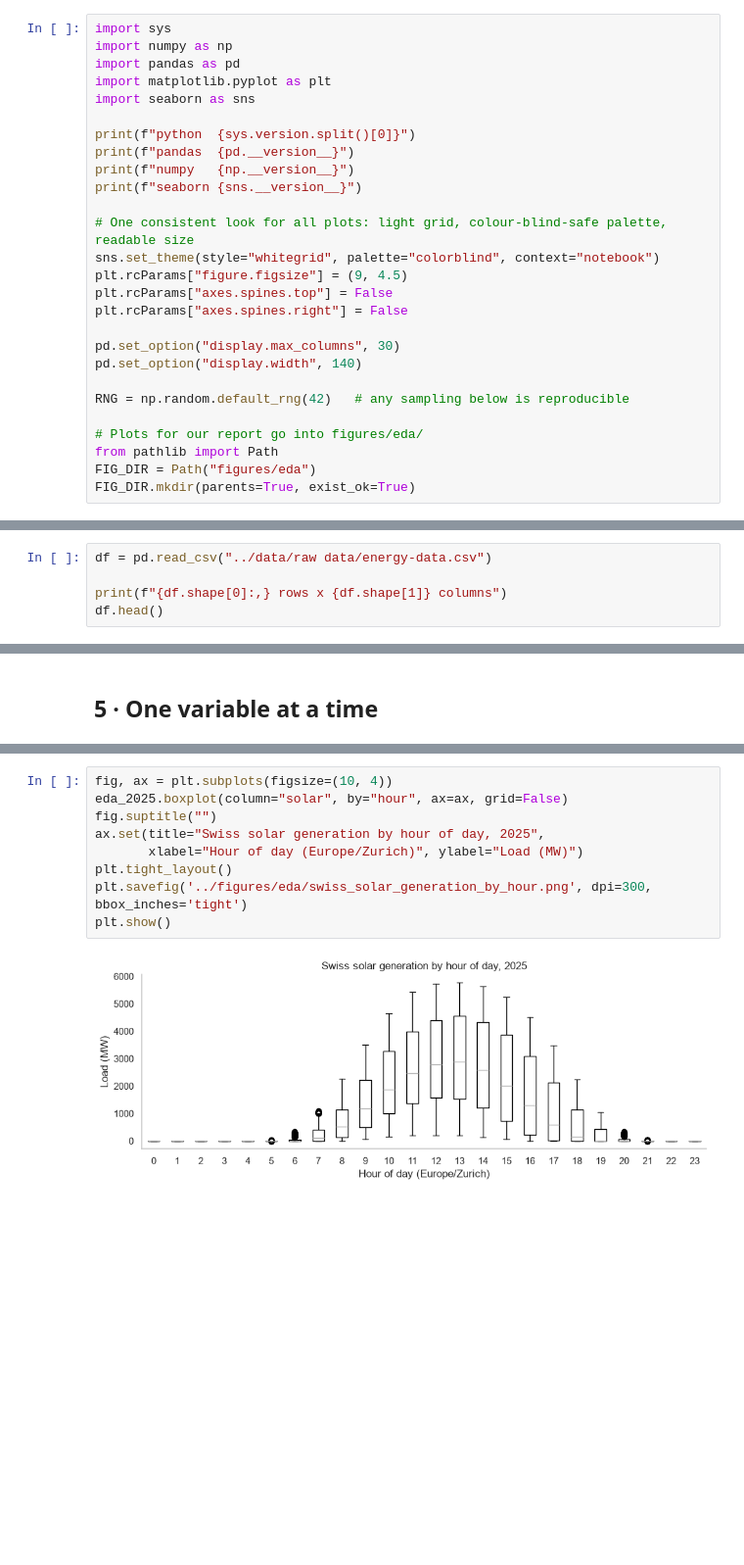
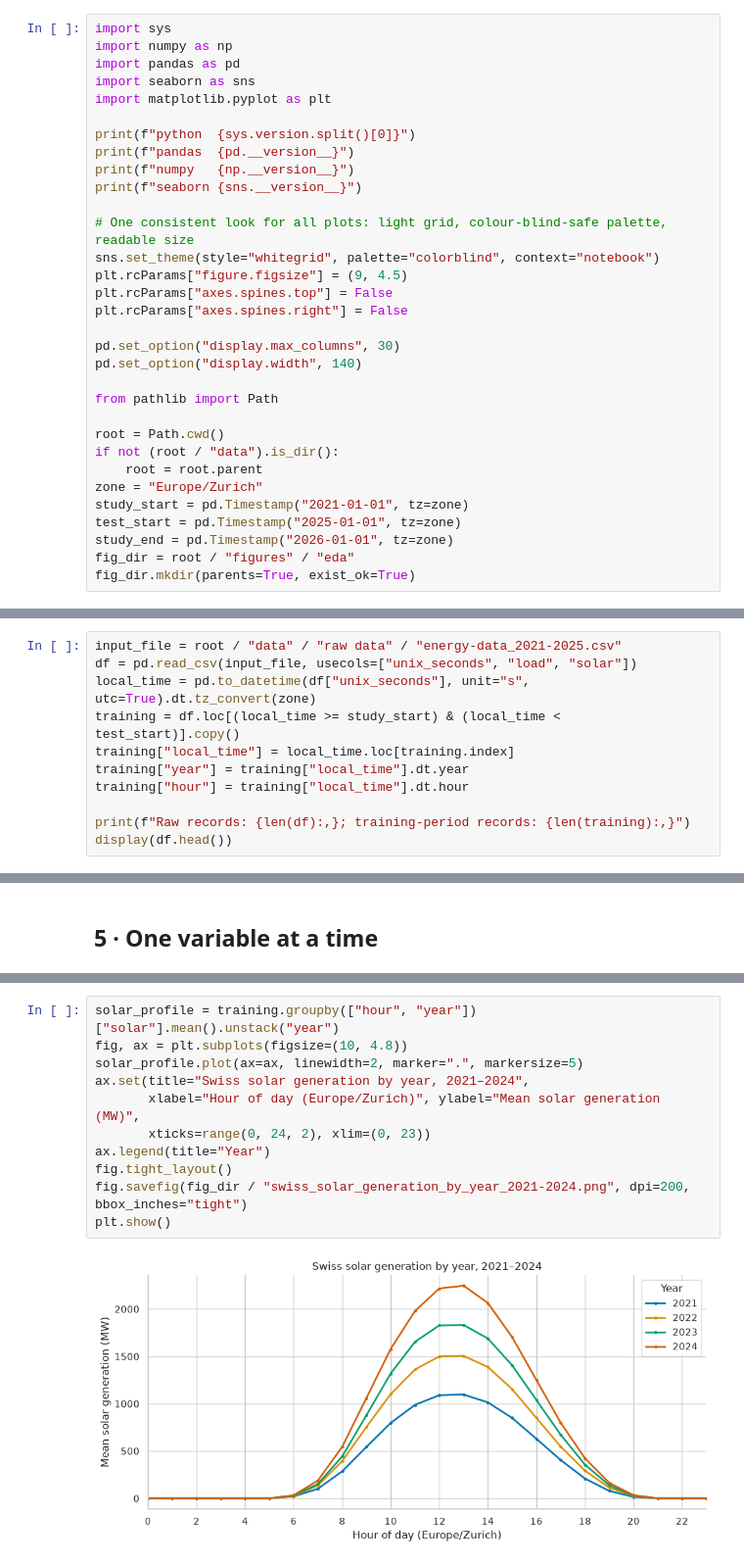
Before and after one commit to Aleksendric-Luka/dspro01_hs26_group-02-, a Jupyter notebook: notebooks/01_data_understanding_energy.ipynb, the cells around one changed output, grey strips where cells are left out. Shown at 98% size. Saved outputs shown, nothing was run; the diff lists cells and outputs as text; blank space fills up the shorter version.

```diff
--- a/notebooks/01_data_understanding_energy.ipynb
+++ b/notebooks/01_data_understanding_energy.ipynb
@@ -7,8 +9,8 @@ We use the standard Python data stack: **pandas** for tables, **numpy** for numb
 import sys
 import numpy as np
 import pandas as pd
+import seaborn as sns
 import matplotlib.pyplot as plt
-import seaborn as sns
 
 print(f"python  {sys.version.split()[0]}")
 print(f"pandas  {pd.__version__}")
@@ -24,12 +26,17 @@ plt.rcParams["axes.spines.right"] = False
 pd.set_option("display.max_columns", 30)
 pd.set_option("display.width", 140)
 
-RNG = np.random.default_rng(42)   # any sampling below is reproducible
+from pathlib import Path
 
-# Plots for our report go into figures/eda/
-from pathlib import Path
-FIG_DIR = Path("figures/eda")
-FIG_DIR.mkdir(parents=True, exist_ok=True)
+root = Path.cwd()
+if not (root / "data").is_dir():
+    root = root.parent
+zone = "Europe/Zurich"
+study_start = pd.Timestamp("2021-01-01", tz=zone)
+test_start = pd.Timestamp("2025-01-01", tz=zone)
+study_end = pd.Timestamp("2026-01-01", tz=zone)
+fig_dir = root / "figures" / "eda"
+fig_dir.mkdir(parents=True, exist_ok=True)
 # %% [output]
 python  3.15.2
 pandas  3.1.0
@@ -38,8 +45,14 @@ seaborn 0.13.2
 # %% [markdown]
 ## 1 · Load the data
 # %%
-df = pd.read_csv("../data/raw data/energy-data.csv")
+input_file = root / "data" / "raw data" / "energy-data_2021-2025.csv"
+df = pd.read_csv(input_file, usecols=["unix_seconds", "load", "solar"])
+local_time = pd.to_datetime(df["unix_seconds"], unit="s", utc=True).dt.tz_convert(zone)
+training = df.loc[(local_time >= study_start) & (local_time < test_start)].copy()
+training["local_time"] = local_time.loc[training.index]
+training["year"] = training["local_time"].dt.year
+training["hour"] = training["local_time"].dt.hour
 
-print(f"{df.shape[0]:,} rows x {df.shape[1]} columns")
-df.head()
+print(f"Raw records: {len(df):,}; training-period records: {len(training):,}")
+display(df.head())
 # %% [output]
@@ -177,12 +181,14 @@ plt.show()
 # %%
-fig, ax = plt.subplots(figsize=(10, 4))
-eda_2025.boxplot(column="solar", by="hour", ax=ax, grid=False)
-fig.suptitle("")
-ax.set(title="Swiss solar generation by hour of day, 2025",
-       xlabel="Hour of day (Europe/Zurich)", ylabel="Load (MW)")
-plt.tight_layout()
-plt.savefig('../figures/eda/swiss_solar_generation_by_hour.png', dpi=300, bbox_inches='tight')
+solar_profile = training.groupby(["hour", "year"])["solar"].mean().unstack("year")
+fig, ax = plt.subplots(figsize=(10, 4.8))
+solar_profile.plot(ax=ax, linewidth=2, marker=".", markersize=5)
+ax.set(title="Swiss solar generation by year, 2021–2024",
+       xlabel="Hour of day (Europe/Zurich)", ylabel="Mean solar generation (MW)",
+       xticks=range(0, 24, 2), xlim=(0, 23))
+ax.legend(title="Year")
+fig.tight_layout()
+fig.savefig(fig_dir / "swiss_solar_generation_by_year_2021-2024.png", dpi=200, bbox_inches="tight")
 plt.show()
 # %% [output]
-[figure, old version]
+[figure, new version]
 # %% [markdown]
```
Also changed, not shown: parts of 18 cells of this notebook, 25 other files.
